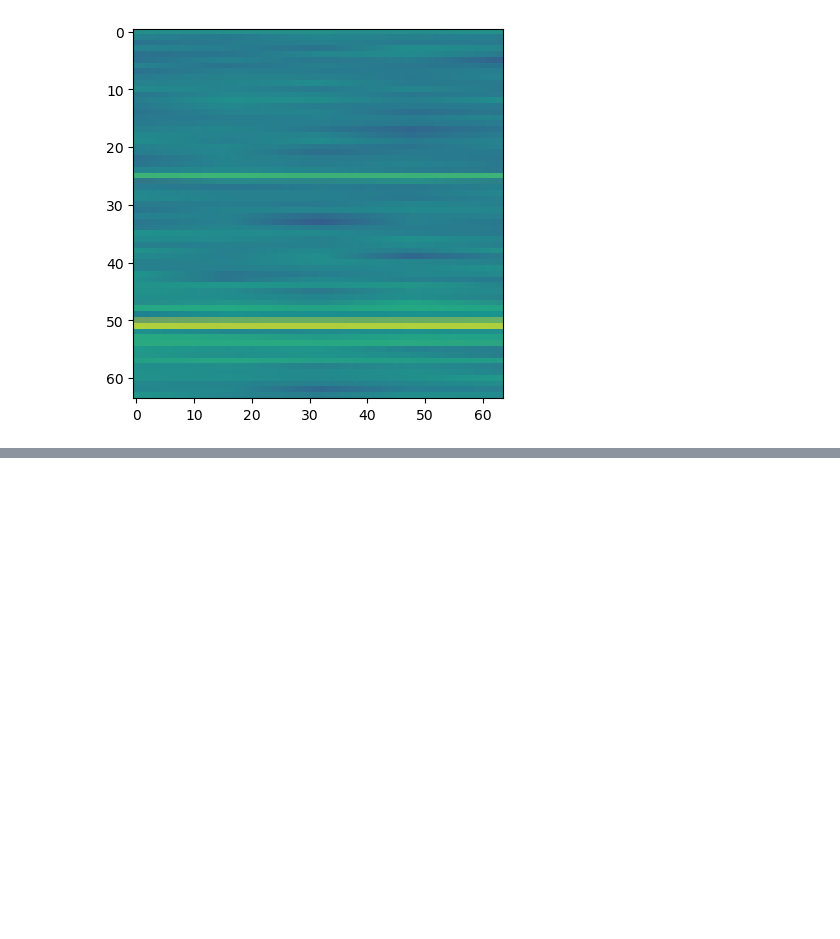
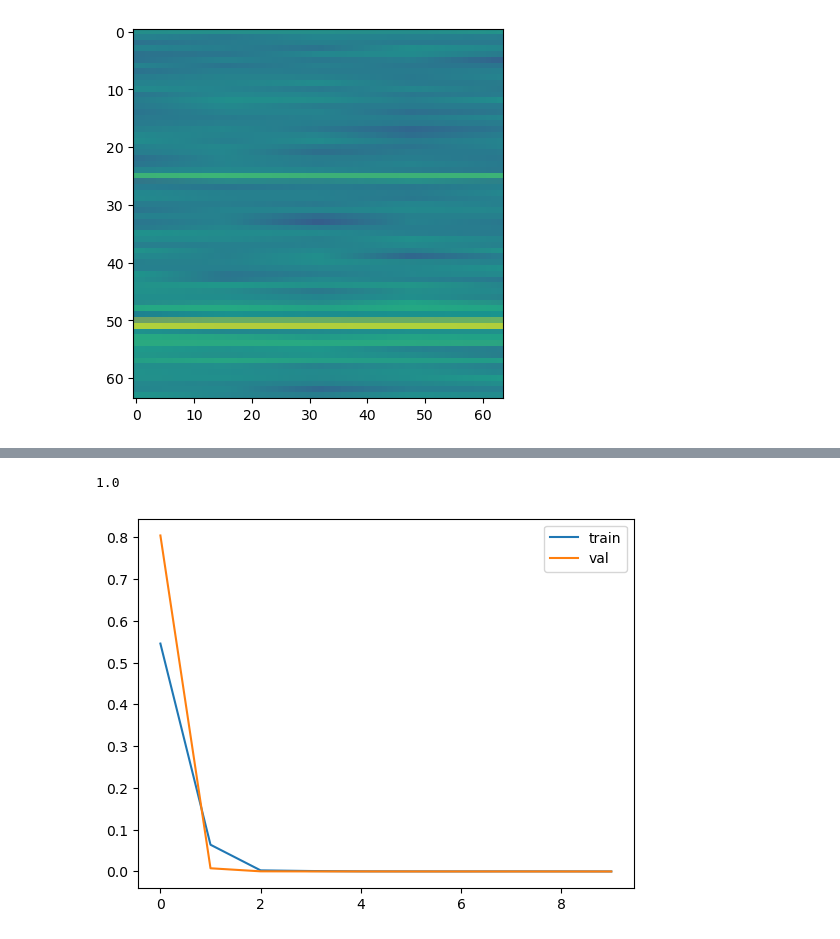
Before and after one commit to xndrleib/Motor-Fault-Detection, a Jupyter notebook: notebooks/Spectrogram.ipynb, the cells around one changed output, grey strips where cells are left out. Drawn from its saved outputs; the diff is of its cells as text; code cells hidden in the pictures; blank space fills up the shorter version.

```diff
--- a/notebooks/Spectrogram.ipynb
+++ b/notebooks/Spectrogram.ipynb
@@ -171,0 +378,67 @@ plt.imshow(img, cmap='gray')
+# %%
+from sklearn.metrics import confusion_matrix
+import seaborn as sns
+
+
+best_resnet_1d = ResNet1d()
+best_resnet_1d.load_state_dict(torch.load('best_1d.pt'))
+
+
+def mean_metric_on_test(model, metric, test_loader, mode='binary', average='binary'):
+    metrics = []
+    model.eval()
+    with torch.no_grad():
+        for x, y in test_loader:
+            out = model(x)
+            if mode == 'binary':
+                metrics.append(metric(y, out > 0.5, average=average))
+            else:
+                metrics.append(metric(y, torch.argmax(out, dim=1), average=average))
+    return sum(metrics) / len(test_loader)
+
+
+def get_confusion_matrix(model, test_loader, mode='binary'):
+    y_true = []
+    y_pred = []
+    model.eval()
+    with torch.no_grad():
+        for x, y in test_loader:
+            y_true += y.tolist()
+            out = model(x)
+            if mode == 'binary':
+                y_pred += (out > 0.5).tolist()
+            else:
+                y_pred += torch.argmax(out, dim=1).tolist()
+    sns.heatmap(confusion_matrix(y_true, y_pred))
+    plt.ylabel('Истинные значения')
+    plt.xlabel('Предсказанные значения')
+    plt.title('Матрица ошибок')
+    plt.show()
+
+
+print(f'F1 = {mean_metric_on_test(best_resnet_1d, f1_score, test_loader)}')
+get_confusion_matrix(best_resnet_1d, test_loader)
+# %% [output]
+1.0
+# %%
+random.seed(42)
+np.random.seed(42)
+torch.manual_seed(42)
+
+healthy_fft = list(Path('../data/processed/0702 без перекосов фаза A.txt/ours_spectrogram').rglob('*.npy'))
+healthy_labels = [1 for _ in range(len(healthy_fft))]
+fault_fft = list(Path('../data/processed/0702  межвитковые фазы A ток фазы А.txt/ours_spectrogram').rglob('*.npy'))
+fault_labels = [0 for _ in range(len(fault_fft))]
+fft_list = healthy_fft + fault_fft
+labels_list = healthy_labels + fault_labels
+
+Xtrain, Xtest, ytrain, ytest = train_test_split(fft_list, labels_list, random_state=42, test_size=0.25)
+Xtrain, Xval, ytrain, yval = train_test_split(Xtrain, ytrain, random_state=42, test_size=0.25)
+# %%
+train_dataset = FFTDataset(Xtrain, ytrain)
+val_dataset = FFTDataset(Xval, yval)
+test_dataset = FFTDataset(Xtest, ytest)
+
+train_loader = DataLoader(train_dataset, batch_size=BATCH_SIZE, shuffle=True)
+val_loader = DataLoader(val_dataset, batch_size=BATCH_SIZE, shuffle=True)
+test_loader = DataLoader(test_dataset, batch_size=BATCH_SIZE, shuffle=False)
@@ -171,0 +504,9 @@ plt.imshow(img, cmap='gray')
+# %%
+EPOCHS = 10
+resnet_2d = ResNet2d()
+optimizer = torch.optim.Adam(resnet_2d.parameters())
+criterion = torch.nn.BCELoss()
+
+train(resnet_2d, train_loader, val_loader, EPOCHS, criterion, optimizer, f1_score, 'best_2d.pt')
+# %% [output]
+[figure, added]
```
Also changed, not shown: parts of 21 cells of this notebook, 1 other file.
